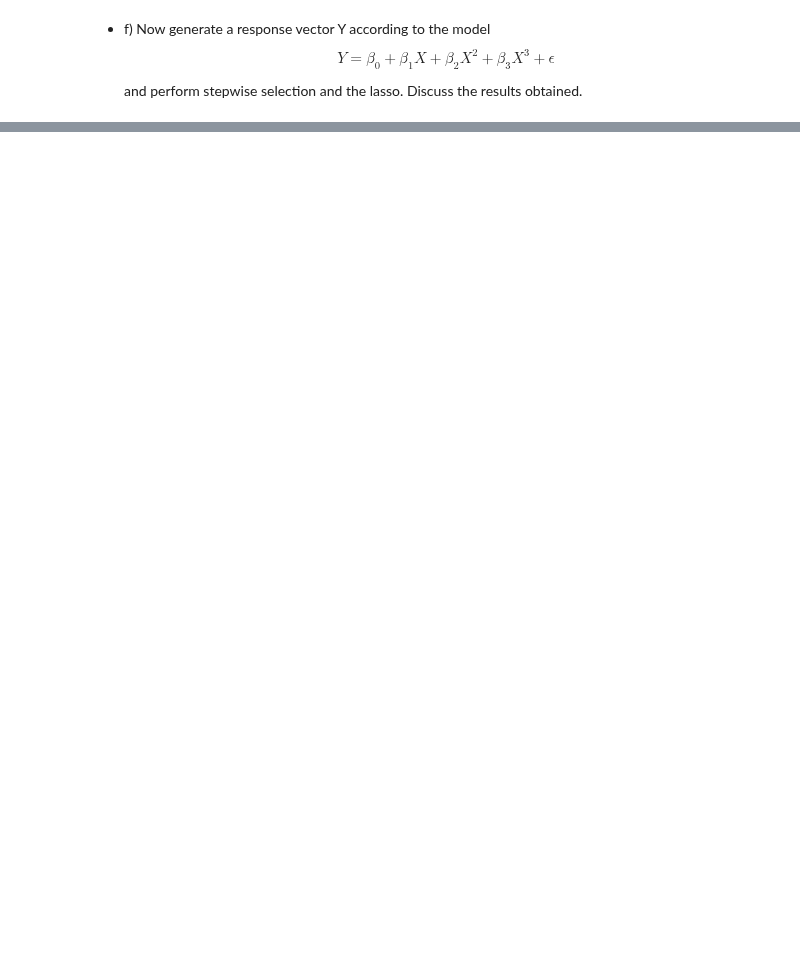
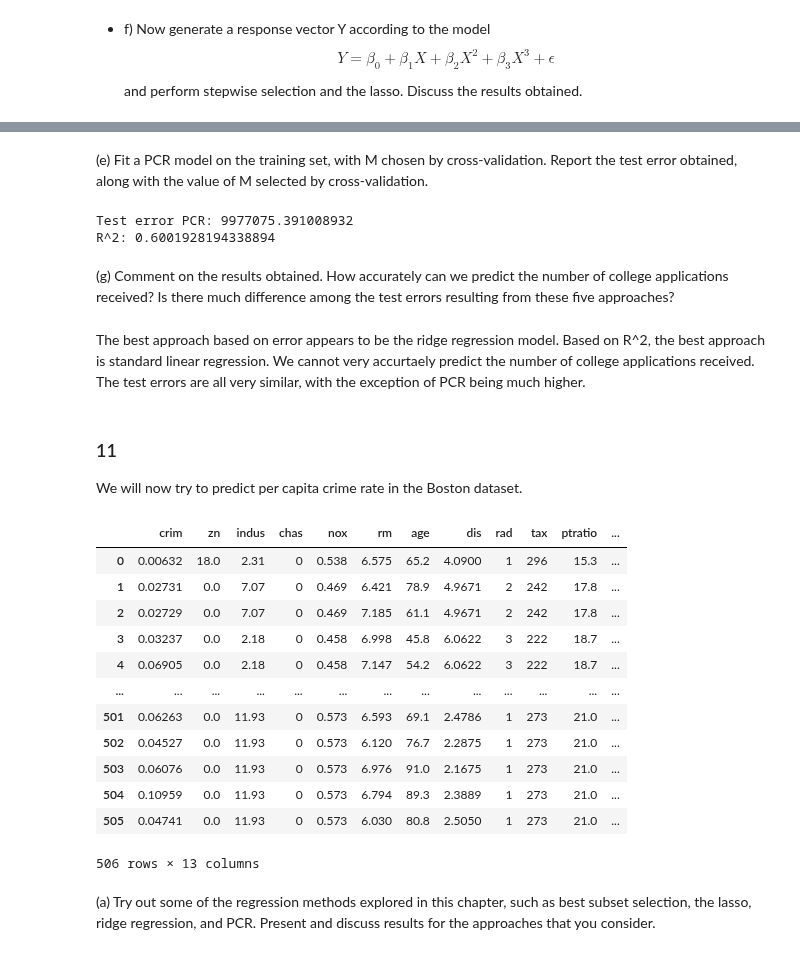
Before and after one commit to cake-dev/AdvDataScience, a Jupyter notebook: ch6hw.ipynb, the cells around one changed output, grey strips where cells are left out. Cells and saved outputs as stored; diff of their text form; code cells hidden in the pictures; blank space fills up the shorter version.

```diff
--- a/ch6hw.ipynb
+++ b/ch6hw.ipynb
@@ -193,0 +343,44 @@ and perform stepwise selection and the lasso. Discuss the results obtained.
+# %% [markdown]
+(e) Fit a PCR model on the training set, with M chosen by cross-validation. Report the test error obtained, along with the value of M selected by cross-validation.
+# %%
+pca = PCA()
+X_train_pca = pca.fit_transform(X_train)
+X_test_pca = pca.transform(X_test)
+# fit a linear regression model on the transformed data
+lm = OLS(Y_train, X_train_pca).fit()
+Yhat = lm.predict(X_test_pca)
+test_error = np.mean((Y_test - Yhat)**2)
+print("Test error PCR: {}".format(test_error))
+# R^2
+R2 = lm.rsquared
+print("R^2: {}".format(R2))
+# %% [output]
+Test error PCR: 9977075.391008932
+R^2: 0.6001928194338894
+# %% [markdown]
+(g) Comment on the results obtained. How accurately can we predict the number of college applications received? Is there much difference among the test errors resulting from these five approaches?
+# %% [markdown]
+The best approach based on error appears to be the ridge regression model.  Based on R^2, the best approach is standard linear regression. We cannot very accurtaely predict the number of college applications received.  The test errors are all very similar, with the exception of PCR being much higher.
+# %% [markdown]
+### 11
+We will now try to predict per capita crime rate in the Boston dataset.
+# %%
+# import Boston data
+boston = load_data('Boston')
+boston
+# %% [output]
+|  | crim | zn | indus | chas | nox | rm | age | dis | rad | tax | ptratio | ... |
+| 0 | 0.00632 | 18.0 | 2.31 | 0 | 0.538 | 6.575 | 65.2 | 4.0900 | 1 | 296 | 15.3 | ... |
+| 1 | 0.02731 | 0.0 | 7.07 | 0 | 0.469 | 6.421 | 78.9 | 4.9671 | 2 | 242 | 17.8 | ... |
+| 2 | 0.02729 | 0.0 | 7.07 | 0 | 0.469 | 7.185 | 61.1 | 4.9671 | 2 | 242 | 17.8 | ... |
+| 3 | 0.03237 | 0.0 | 2.18 | 0 | 0.458 | 6.998 | 45.8 | 6.0622 | 3 | 222 | 18.7 | ... |
+| 4 | 0.06905 | 0.0 | 2.18 | 0 | 0.458 | 7.147 | 54.2 | 6.0622 | 3 | 222 | 18.7 | ... |
+| ... | ... | ... | ... | ... | ... | ... | ... | ... | ... | ... | ... | ... |
+| 501 | 0.06263 | 0.0 | 11.93 | 0 | 0.573 | 6.593 | 69.1 | 2.4786 | 1 | 273 | 21.0 | ... |
+| 502 | 0.04527 | 0.0 | 11.93 | 0 | 0.573 | 6.120 | 76.7 | 2.2875 | 1 | 273 | 21.0 | ... |
+| 503 | 0.06076 | 0.0 | 11.93 | 0 | 0.573 | 6.976 | 91.0 | 2.1675 | 1 | 273 | 21.0 | ... |
+| 504 | 0.10959 | 0.0 | 11.93 | 0 | 0.573 | 6.794 | 89.3 | 2.3889 | 1 | 273 | 21.0 | ... |
+| 505 | 0.04741 | 0.0 | 11.93 | 0 | 0.573 | 6.030 | 80.8 | 2.5050 | 1 | 273 | 21.0 | ... |
+506 rows × 13 columns
+# %% [markdown]
+(a) Try out some of the regression methods explored in this chapter, such as best subset selection, the lasso, ridge regression, and PCR. Present and discuss results for the approaches that you consider.
```
Also changed, not shown: parts of 24 cells of this notebook.
